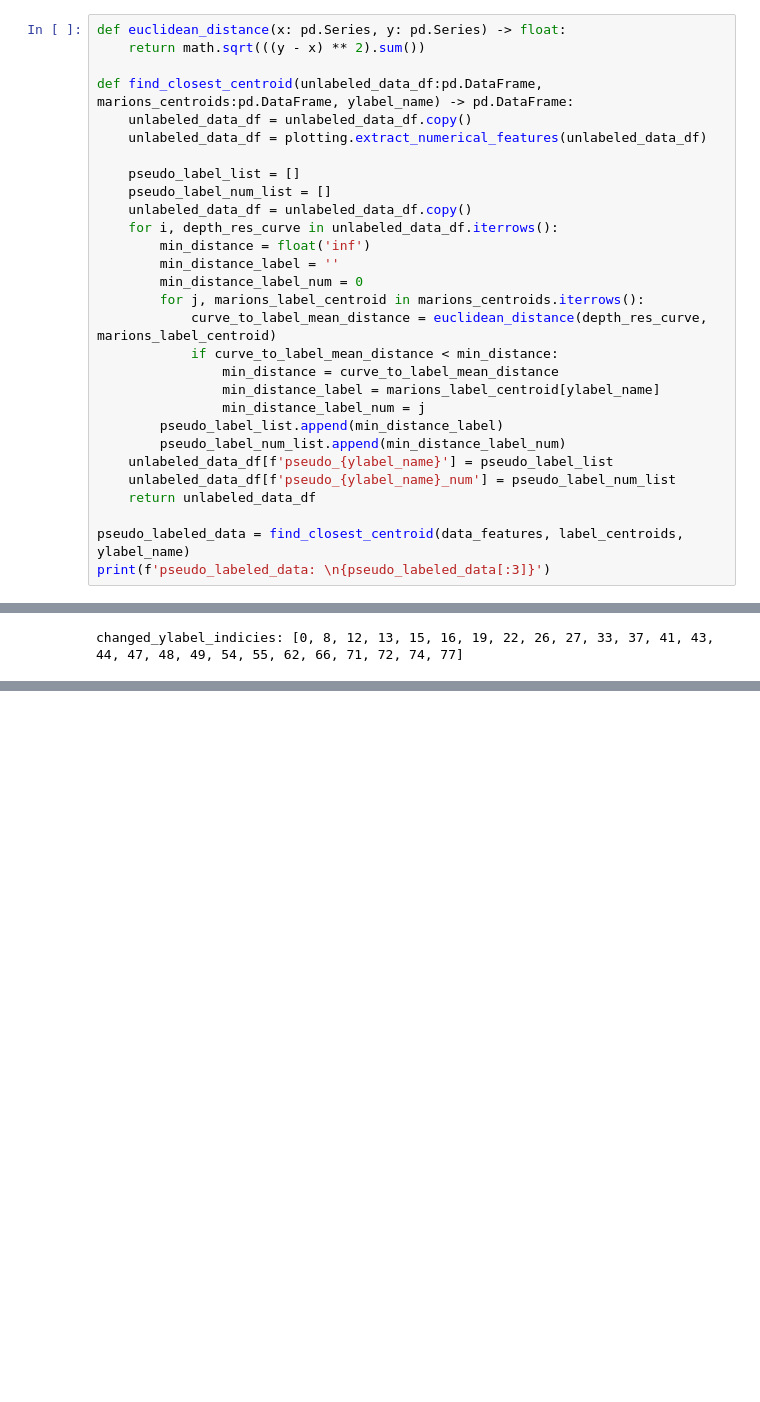
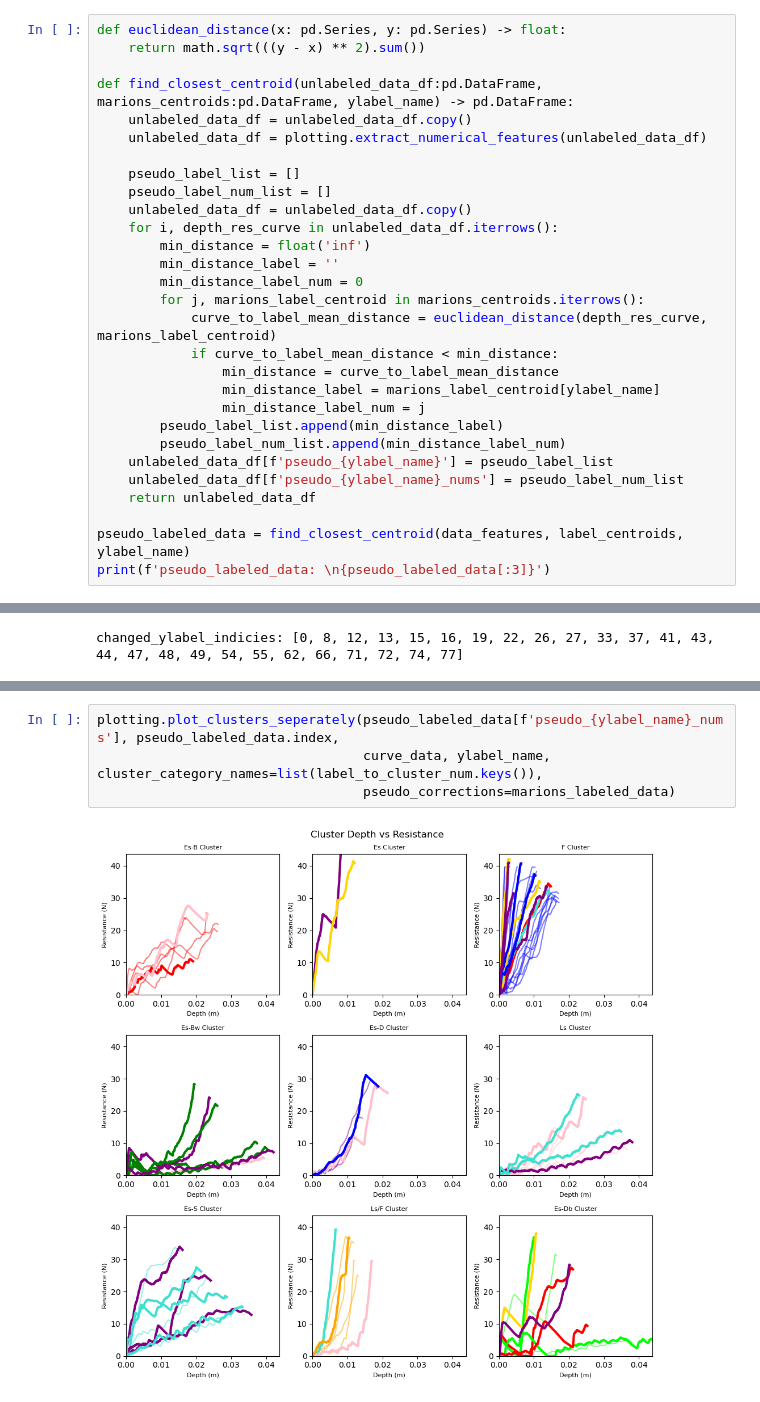
Before and after one commit to liamtbo/LASSIE, a Jupyter notebook: marions_labeled_data_new.ipynb, the cells around one changed output, grey strips where cells are left out. Saved outputs shown, nothing was run; the diff lists cells and outputs as text; blank space fills up the shorter version.

```diff
--- a/marions_labeled_data_new.ipynb
+++ b/marions_labeled_data_new.ipynb
@@ -76,7 +93,7 @@ def find_closest_centroid(unlabeled_data_df:pd.DataFrame, marions_centroids:pd.D
         pseudo_label_list.append(min_distance_label)
         pseudo_label_num_list.append(min_distance_label_num)
     unlabeled_data_df[f'pseudo_{ylabel_name}'] = pseudo_label_list
-    unlabeled_data_df[f'pseudo_{ylabel_name}_num'] = pseudo_label_num_list
+    unlabeled_data_df[f'pseudo_{ylabel_name}_nums'] = pseudo_label_num_list
     return unlabeled_data_df
 
 pseudo_labeled_data = find_closest_centroid(data_features, label_centroids, ylabel_name)
@@ -106,0 +132,6 @@ changed_ylabel_indicies: [0, 8, 12, 13, 15, 16, 19, 22, 26, 27, 33, 37, 41, 43,
+# %%
+plotting.plot_clusters_seperately(pseudo_labeled_data[f'pseudo_{ylabel_name}_nums'], pseudo_labeled_data.index,
+                                  curve_data, ylabel_name, cluster_category_names=list(label_to_cluster_num.keys()),
+                                  pseudo_corrections=marions_labeled_data)
+# %% [output]
+[figure, added]
```
Also changed, not shown: parts of 4 cells of this notebook, 1 other file.
